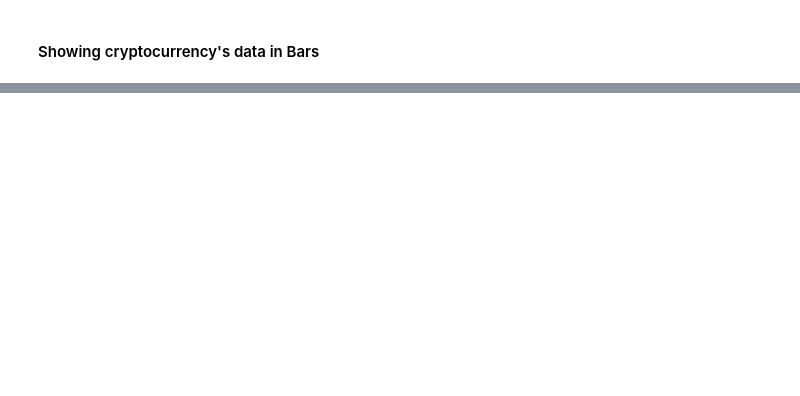
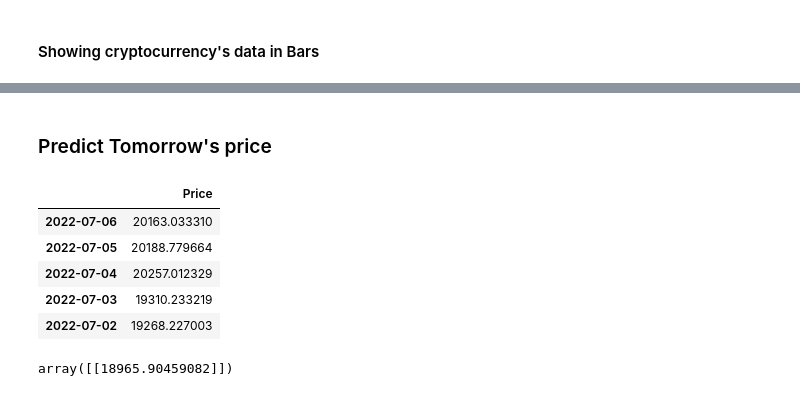
Before and after one commit to Matin-Ardestani/Crypto-Price, a Jupyter notebook: src/main.ipynb, the cells around one changed output, grey strips where cells are left out. Drawn from its saved outputs; the diff is of its cells as text; code cells hidden in the pictures; blank space fills up the shorter version.

Commit message:
prediction has been added

```diff
--- a/src/main.ipynb
+++ b/src/main.ipynb
@@ -107,0 +109,33 @@ Text(0, 0.5, 'Total Volume')
+# %% [markdown]
+### Predict Tomorrow's price
+# %%
+days = 60
+req = requests.get("https://api.coingecko.com/api/v3/coins/%s/market_chart?vs_currency=%s&days=%s&interval=daily" % (crypto_id, vs_currency, days-1))
+
+dates = pd.Series([date.today() - timedelta(days = day) for day in range(days)]) # Series of last 10 dates
+prices = pd.Series(reversed([price[1] for price in req.json()['prices']])) # Series of last 10 days prices
+
+crypto_df = pd.DataFrame(
+    {
+        'Price':prices,
+    },
+)
+crypto_df.index = dates
+crypto_df.head()
+# %% [output]
+|  | Price |
+| 2022-07-06 | 20163.033310 |
+| 2022-07-05 | 20188.779664 |
+| 2022-07-04 | 20257.012329 |
+| 2022-07-03 | 19310.233219 |
+| 2022-07-02 | 19268.227003 |
+# %%
+x = np.arange(1, 61).reshape(-1, 1)
+y = (np.array(crypto_df['Price']).reshape(-1, 1))[::-1]
+
+prediction = LinearRegression()
+prediction.fit(x, y)
+tomorrow_price = prediction.predict([[61]])
+tomorrow_price
+# %% [output]
+array([[18965.90459082]])
```
Also changed, not shown: parts of 5 cells of this notebook, 1 other file.
